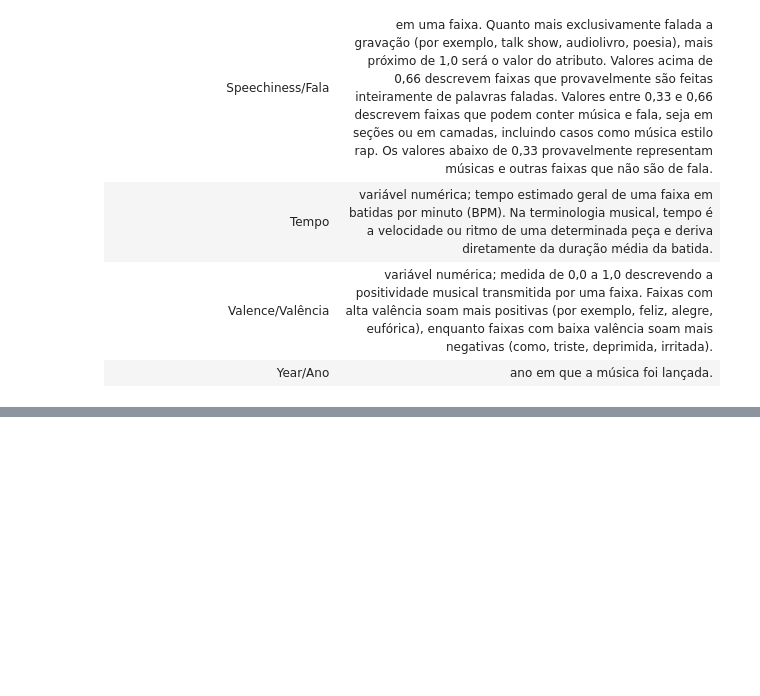
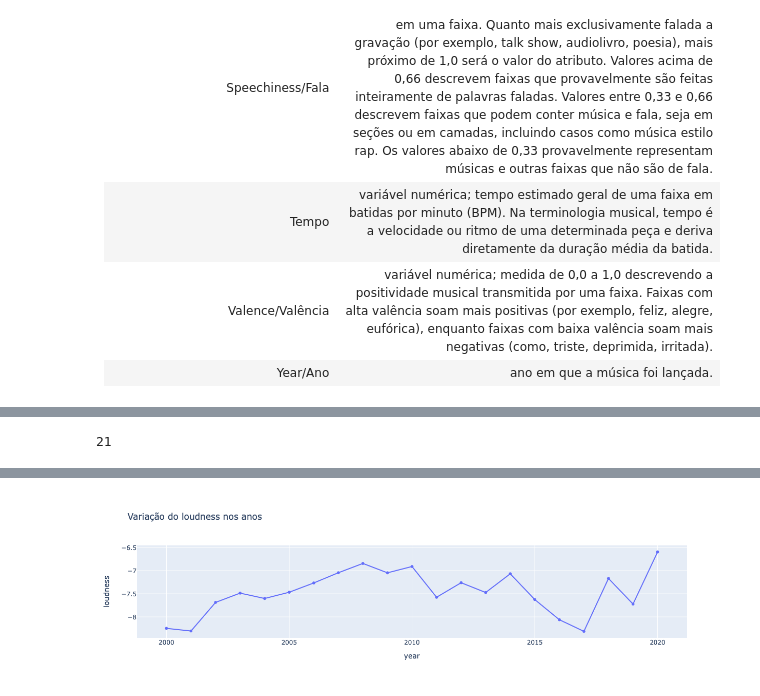
Before and after one commit to edupmon/alura, a Jupyter notebook: data-science/spark-sistema-recomendacao/sistema-recomendacao.ipynb, the cells around one changed output, grey strips where cells are left out. Saved outputs shown, nothing was run; the diff lists cells and outputs as text; code cells hidden in the pictures; blank space fills up the shorter version.

Commit message:
spark-sistema-recomendacao-2

```diff
--- a/data-science/spark-sistema-recomendacao/sistema-recomendacao.ipynb
+++ b/data-science/spark-sistema-recomendacao/sistema-recomendacao.ipynb
@@ -41,0 +48,9 @@ To adjust logging level use sc.setLogLevel(newLevel). For SparkR, use setLogLeve
+# %%
+dados_url = 'https://github.com/edupmon/alura/raw/main/'
+dados_url += 'data-science/spark-sistema-recomendacao/dados_musicas.csv'
+
+spark.sparkContext.addFile(dados_url)
+caminho_arquivo = f'file://{SparkFiles.get("dados_musicas.csv")}'
+
+dados = spark.read.csv(caminho_arquivo, header = True, sep = ';',
+                       inferSchema = True)
@@ -41,0 +97,5 @@ To adjust logging level use sc.setLogLevel(newLevel). For SparkR, use setLogLeve
+# %%
+dados_anos = spark.read.csv('dados_musicas_ano.csv', header = True,
+                            inferSchema = True)
+
+dados_anos = dados_anos.filter('year >= 2000')
@@ -41,0 +120,11 @@ To adjust logging level use sc.setLogLevel(newLevel). For SparkR, use setLogLeve
+# %%
+dados_anos.count()
+# %% [output]
+21
+# %%
+# Convertendo do dataframe Spark para Pandas
+df_tmp = dados_anos.drop('mode').toPandas()
+# %%
+px.line(df_tmp, x = 'year', y = 'loudness',
+        markers = True, title = 'Variação do loudness nos anos')
+# %% [output]
@@ -41,0 +132 @@ To adjust logging level use sc.setLogLevel(newLevel). For SparkR, use setLogLeve
+[figure, added]
```
Also changed, not shown: parts of 13 cells of this notebook, 1 other file.
